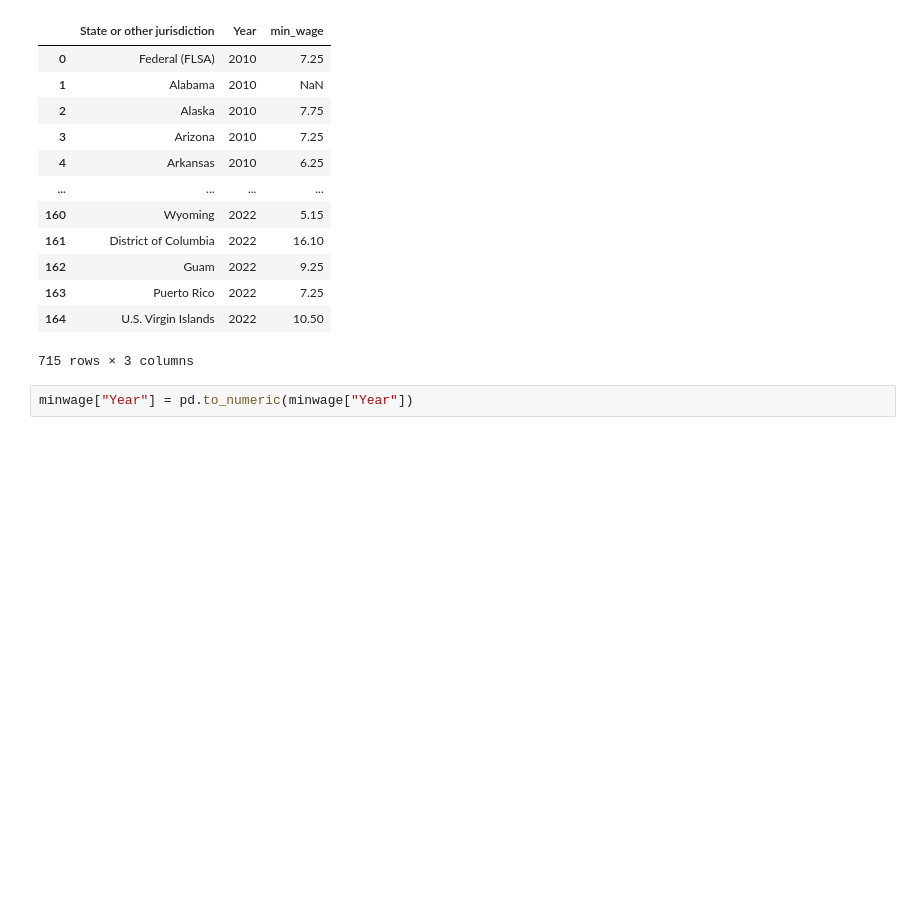
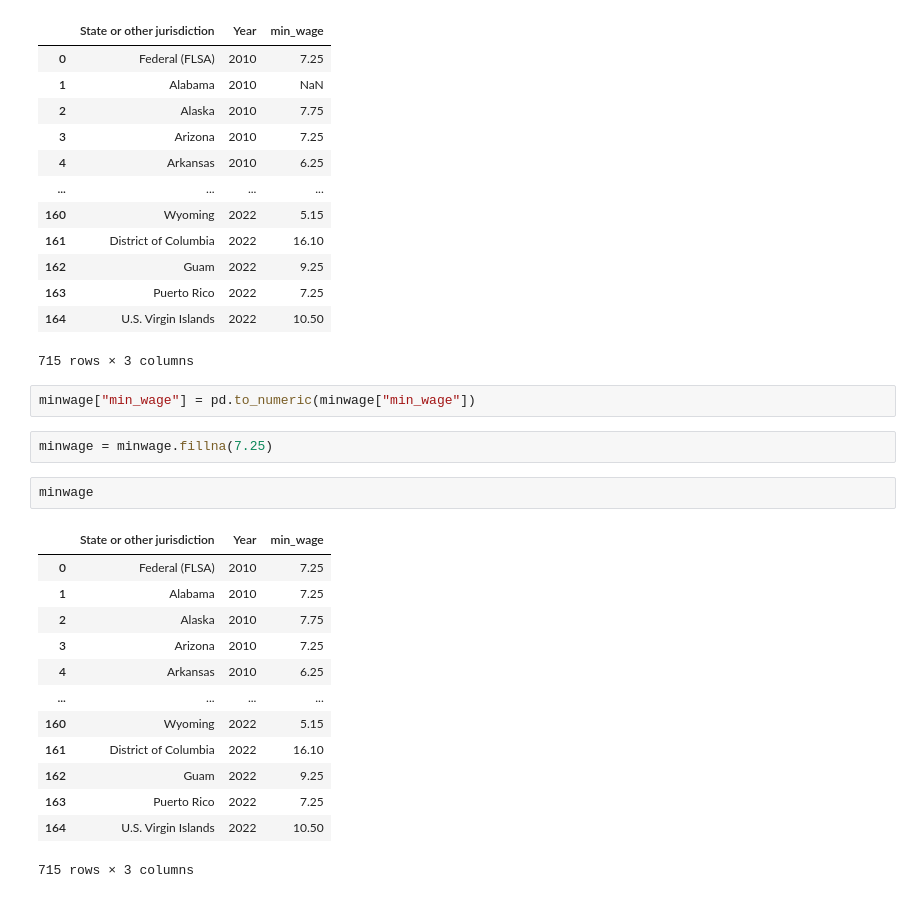
Before and after one commit to harshil0217/CMSE_Min_Wage_Project, a Jupyter notebook: Data/Minimum Wage/minwage.ipynb, the cells around one changed output. Cells and saved outputs as stored; diff of their text form; blank space fills up the shorter version.

```diff
--- a/Data/Minimum Wage/minwage.ipynb
+++ b/Data/Minimum Wage/minwage.ipynb
@@ -107,4 +107,22 @@ minwage
 | 164 | U.S. Virgin Islands | 2022 | 10.50 |
 715 rows × 3 columns
 # %%
-minwage["Year"] = pd.to_numeric(minwage["Year"])
+minwage["min_wage"] = pd.to_numeric(minwage["min_wage"])
+# %%
+minwage = minwage.fillna(7.25)
+# %%
+minwage
+# %% [output]
+|  | State or other jurisdiction | Year | min_wage |
+| 0 | Federal (FLSA) | 2010 | 7.25 |
+| 1 | Alabama | 2010 | 7.25 |
+| 2 | Alaska | 2010 | 7.75 |
+| 3 | Arizona | 2010 | 7.25 |
+| 4 | Arkansas | 2010 | 6.25 |
+| ... | ... | ... | ... |
+| 160 | Wyoming | 2022 | 5.15 |
+| 161 | District of Columbia | 2022 | 16.10 |
+| 162 | Guam | 2022 | 9.25 |
+| 163 | Puerto Rico | 2022 | 7.25 |
+| 164 | U.S. Virgin Islands | 2022 | 10.50 |
+715 rows × 3 columns
```
Also changed, not shown: parts of 5 cells of this notebook, 2 other files.
